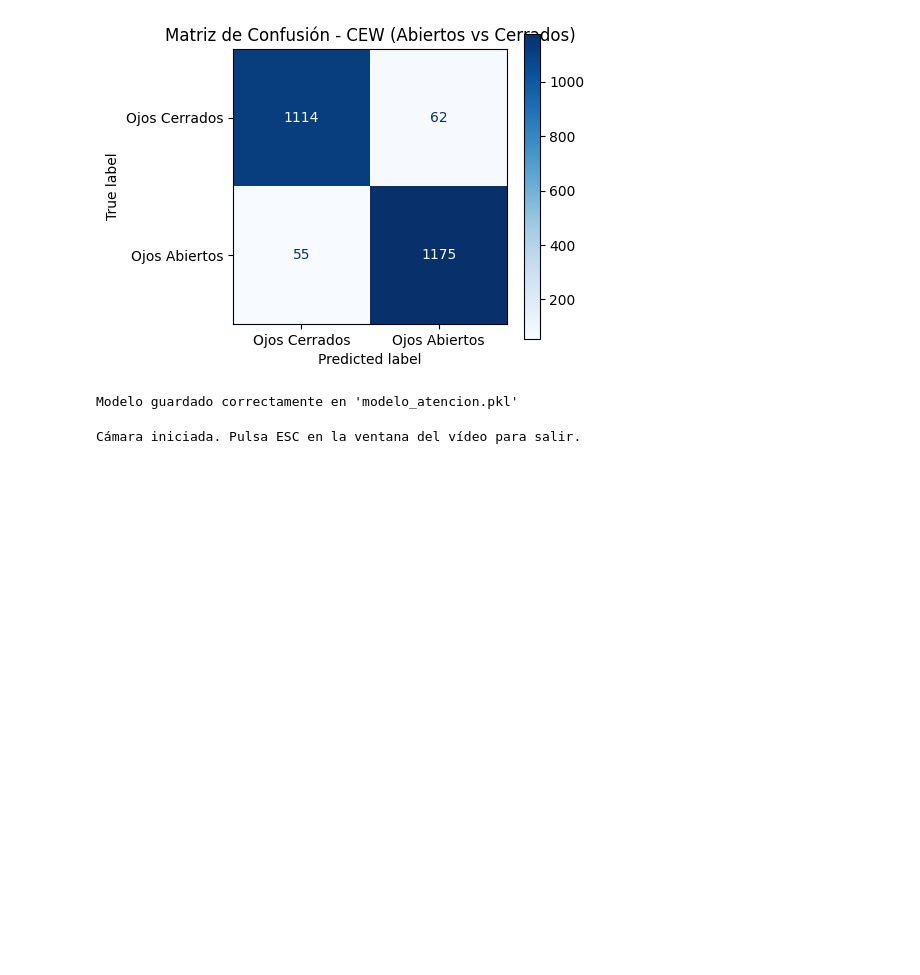
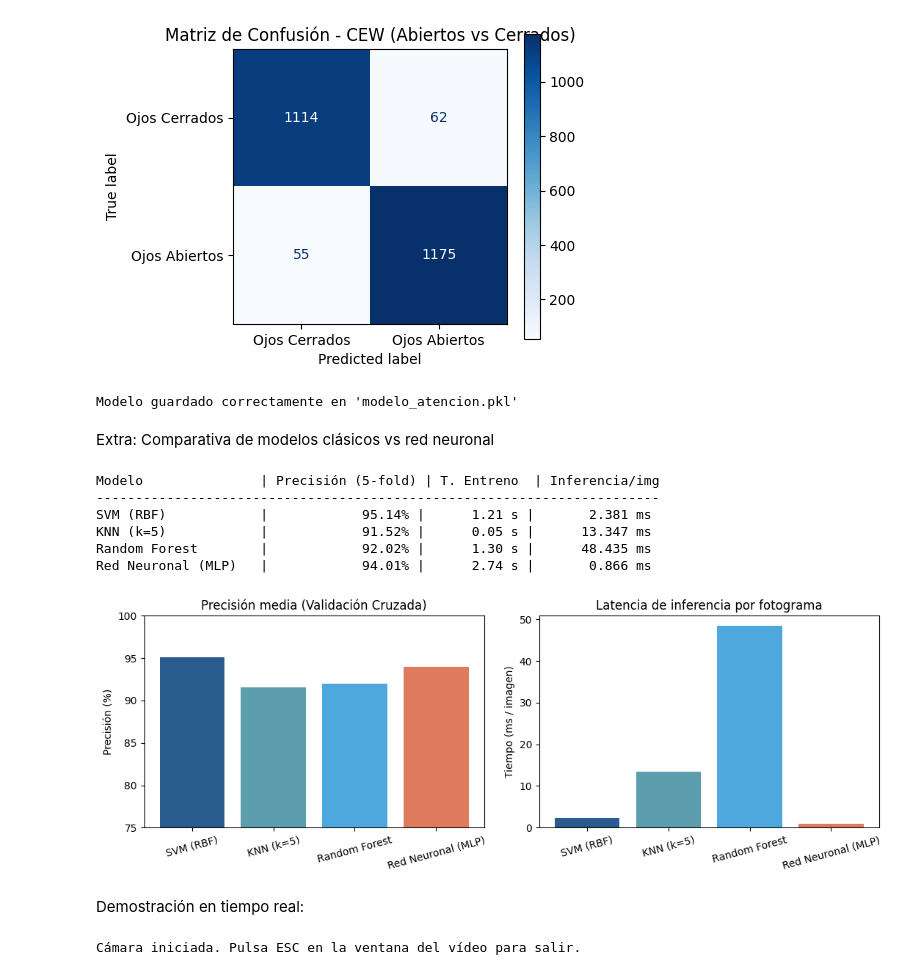
Before and after one commit to Nicogameps5/P5-VC, a Jupyter notebook: VC_P5.ipynb, the cells around one changed output. Drawn from its saved outputs; the diff is of its cells as text; code cells hidden in the pictures; blank space fills up the shorter version.

```diff
--- a/VC_P5.ipynb
+++ b/VC_P5.ipynb
@@ -174,4 +184,79 @@ Ojos Abiertos       0.95      0.96      0.95      1230
  weighted avg       0.95      0.95      0.95      2406
 [figure]
 Modelo guardado correctamente en 'modelo_atencion.pkl'
+# %% [markdown]
+Extra: Comparativa de modelos clásicos vs red neuronal
+# %%
+import time
+import numpy as np
+import matplotlib.pyplot as plt
+from sklearn.model_selection import StratifiedKFold, cross_val_score
+from sklearn.preprocessing import StandardScaler
+from sklearn.pipeline import make_pipeline
+from sklearn.svm import SVC
+from sklearn.neighbors import KNeighborsClassifier
+from sklearn.ensemble import RandomForestClassifier
+from sklearn.neural_network import MLPClassifier
+
+# Definir modelos clásicos y red neuronal con escalado previo
+modelos = {
+    "SVM (RBF)": make_pipeline(StandardScaler(), SVC(kernel="rbf", C=10)),
+    "KNN (k=5)": make_pipeline(StandardScaler(), KNeighborsClassifier(n_neighbors=5)),
+    "Random Forest": make_pipeline(StandardScaler(), RandomForestClassifier(n_estimators=100, random_state=42, n_jobs=-1)),
+    "Red Neuronal (MLP)": make_pipeline(StandardScaler(), MLPClassifier(hidden_layer_sizes=(128, 64), max_iter=300, random_state=42))
+}
+
+skf = StratifiedKFold(n_splits=5, shuffle=True, random_state=42)
+resultados = []
+
+print(f"{'Modelo':<20} | {'Precisión (5-fold)':<18} | {'T. Entreno':<11} | {'Inferencia/img':<14}")
+print("-" * 72)
+
+# Evaluar precisión y tiempos usando X e y ya cargados en la celda anterior
+for nombre, clf in modelos.items():
+    scores = cross_val_score(clf, X, y, cv=skf, n_jobs=-1)
+    acc_media = scores.mean() * 100
+
+    t0 = time.perf_counter()
+    clf.fit(X, y)
+    t_entreno = time.perf_counter() - t0
+
+    t0 = time.perf_counter()
+    for i in range(500):
+        clf.predict(X[i:i+1])
+    ms_inferencia = ((time.perf_counter() - t0) / 500) * 1000
+
+    resultados.append((nombre, acc_media, ms_inferencia))
+    print(f"{nombre:<20} | {acc_media:>16.2f}% | {t_entreno:>9.2f} s | {ms_inferencia:>11.3f} ms")
+
+# Dibujar gráficas comparativas de precisión y latencia
+nombres = [r[0] for r in resultados]
+precisiones = [r[1] for r in resultados]
+latencias = [r[2] for r in resultados]
+
+fig, (ax1, ax2) = plt.subplots(1, 2, figsize=(11, 4))
+
+ax1.bar(nombres, precisiones, color=["#2b5c8f", "#5c9ead", "#4ea8de", "#e07a5f"])
+ax1.set_title("Precisión media (Validación Cruzada)")
+ax1.set_ylabel("Precisión (%)")
+ax1.set_ylim(75, 100)
+ax1.tick_params(axis="x", rotation=15)
+
+ax2.bar(nombres, latencias, color=["#2b5c8f", "#5c9ead", "#4ea8de", "#e07a5f"])
+ax2.set_title("Latencia de inferencia por fotograma")
+ax2.set_ylabel("Tiempo (ms / imagen)")
+ax2.tick_params(axis="x", rotation=15)
+
+plt.tight_layout()
+plt.show()
+# %% [output]
+Modelo               | Precisión (5-fold) | T. Entreno  | Inferencia/img
+------------------------------------------------------------------------
+SVM (RBF)            |            95.14% |      1.21 s |       2.381 ms
+KNN (k=5)            |            91.52% |      0.05 s |      13.347 ms
+Random Forest        |            92.02% |      1.30 s |      48.435 ms
+Red Neuronal (MLP)   |            94.01% |      2.74 s |       0.866 ms
+[figure, added]
+# %% [markdown]
+Demostración en tiempo real:
 # %%
```
Also changed, not shown: parts of 5 cells of this notebook, 3 other files.
